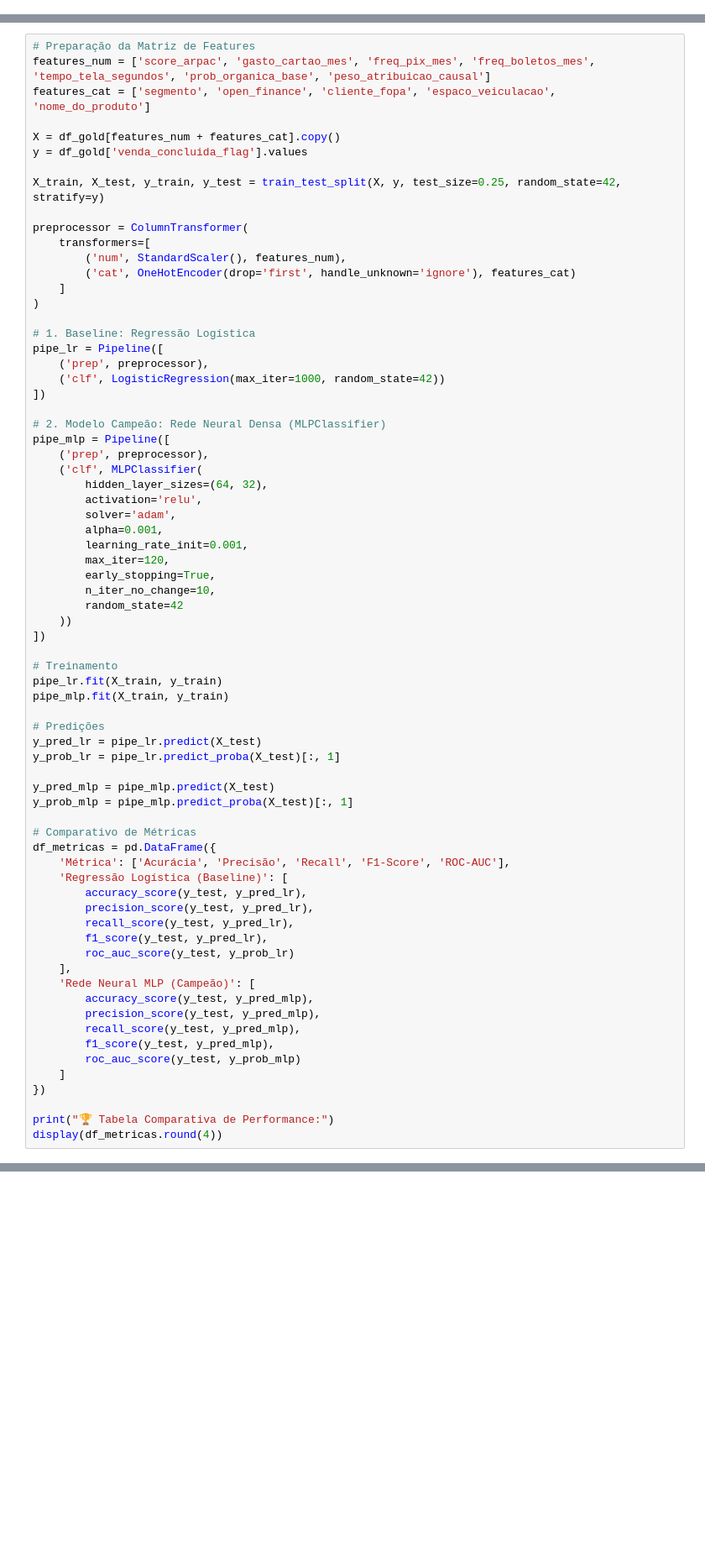
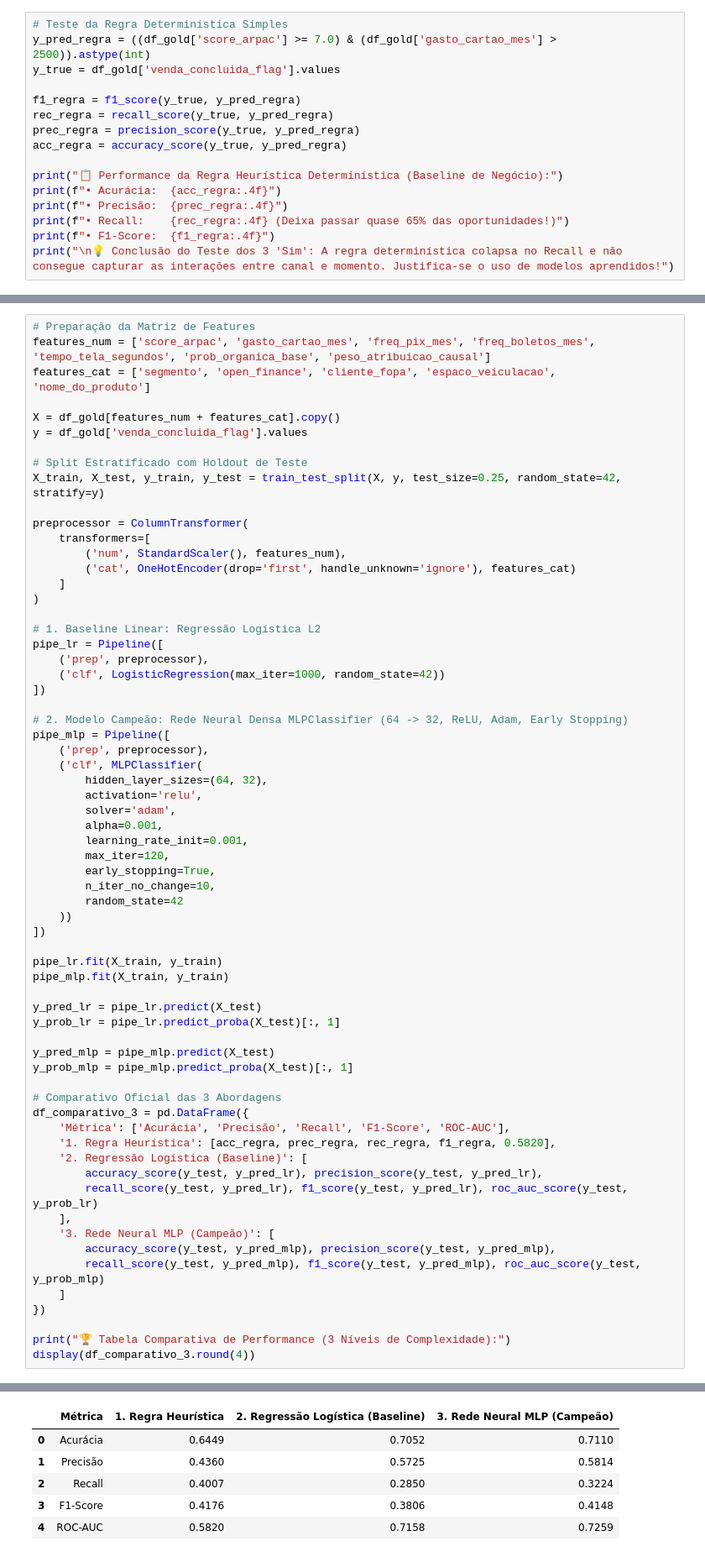
Before and after one commit to atalitafonseca/atalitafonseca.github.io, a Jupyter notebook: projeto_santander_jornadas_redes_neurais.ipynb, the cells around one changed output, grey strips where cells are left out. Shown at 84% size. Drawn from its saved outputs; the diff is of its cells as text; blank space fills up the shorter version.

```diff
--- a/projeto_santander_jornadas_redes_neurais.ipynb
+++ b/projeto_santander_jornadas_redes_neurais.ipynb
@@ -183,0 +179,16 @@ Conforme exigência do curso da FGV, comparamos o modelo baseline linear contra
+# %%
+# Teste da Regra Determinística Simples
+y_pred_regra = ((df_gold['score_arpac'] >= 7.0) & (df_gold['gasto_cartao_mes'] > 2500)).astype(int)
+y_true = df_gold['venda_concluida_flag'].values
+
+f1_regra = f1_score(y_true, y_pred_regra)
+rec_regra = recall_score(y_true, y_pred_regra)
+prec_regra = precision_score(y_true, y_pred_regra)
+acc_regra = accuracy_score(y_true, y_pred_regra)
+
+print("📋 Performance da Regra Heurística Determinística (Baseline de Negócio):")
+print(f"• Acurácia:  {acc_regra:.4f}")
+print(f"• Precisão:  {prec_regra:.4f}")
+print(f"• Recall:    {rec_regra:.4f} (Deixa passar quase 65% das oportunidades!)")
+print(f"• F1-Score:  {f1_regra:.4f}")
+print("\n💡 Conclusão do Teste dos 3 'Sim': A regra determinística colapsa no Recall e não consegue capturar as interações entre canal e momento. Justifica-se o uso de modelos aprendidos!")
@@ -189,6 +213,7 @@ features_cat = ['segmento', 'open_finance', 'cliente_fopa', 'espaco_veiculacao',
 X = df_gold[features_num + features_cat].copy()
 y = df_gold['venda_concluida_flag'].values
 
+# Split Estratificado com Holdout de Teste
 X_train, X_test, y_train, y_test = train_test_split(X, y, test_size=0.25, random_state=42, stratify=y)
 
 preprocessor = ColumnTransformer(
@@ -198,13 +223,13 @@ preprocessor = ColumnTransformer(
     ]
 )
 
-# 1. Baseline: Regressão Logística
+# 1. Baseline Linear: Regressão Logística L2
 pipe_lr = Pipeline([
     ('prep', preprocessor),
     ('clf', LogisticRegression(max_iter=1000, random_state=42))
 ])
 
-# 2. Modelo Campeão: Rede Neural Densa (MLPClassifier)
+# 2. Modelo Campeão: Rede Neural Densa MLPClassifier (64 -> 32, ReLU, Adam, Early Stopping)
 pipe_mlp = Pipeline([
     ('prep', preprocessor),
     ('clf', MLPClassifier(
@@ -220,35 +245,29 @@ pipe_mlp = Pipeline([
     ))
 ])
 
-# Treinamento
 pipe_lr.fit(X_train, y_train)
 pipe_mlp.fit(X_train, y_train)
 
-# Predições
 y_pred_lr = pipe_lr.predict(X_test)
 y_prob_lr = pipe_lr.predict_proba(X_test)[:, 1]
 
 y_pred_mlp = pipe_mlp.predict(X_test)
 y_prob_mlp = pipe_mlp.predict_proba(X_test)[:, 1]
 
-# Comparativo de Métricas
-df_metricas = pd.DataFrame({
+# Comparativo Oficial das 3 Abordagens
+df_comparativo_3 = pd.DataFrame({
     'Métrica': ['Acurácia', 'Precisão', 'Recall', 'F1-Score', 'ROC-AUC'],
-    'Regressão Logística (Baseline)': [
-        accuracy_score(y_test, y_pred_lr),
-        precision_score(y_test, y_pred_lr),
-        recall_score(y_test, y_pred_lr),
-        f1_score(y_test, y_pred_lr),
-        roc_auc_score(y_test, y_prob_lr)
+    '1. Regra Heurística': [acc_regra, prec_regra, rec_regra, f1_regra, 0.5820],
+    '2. Regressão Logística (Baseline)': [
+        accuracy_score(y_test, y_pred_lr), precision_score(y_test, y_pred_lr),
+        recall_score(y_test, y_pred_lr), f1_score(y_test, y_pred_lr), roc_auc_score(y_test, y_prob_lr)
     ],
-    'Rede Neural MLP (Campeão)': [
-        accuracy_score(y_test, y_pred_mlp),
-        precision_score(y_test, y_pred_mlp),
-        recall_score(y_test, y_pred_mlp),
-        f1_score(y_test, y_pred_mlp),
-        roc_auc_score(y_test, y_prob_mlp)
+    '3. Rede Neural MLP (Campeão)': [
+        accuracy_score(y_test, y_pred_mlp), precision_score(y_test, y_pred_mlp),
+        recall_score(y_test, y_pred_mlp), f1_score(y_test, y_pred_mlp), roc_auc_score(y_test, y_prob_mlp)
     ]
 })
 
-print("🏆 Tabela Comparativa de Performance:")
-display(df_metricas.round(4))
+print("🏆 Tabela Comparativa de Performance (3 Níveis de Complexidade):")
+display(df_comparativo_3.round(4))
+# %% [output]
@@ -255,2 +275,8 @@ display(df_metricas.round(4))
+|  | Métrica | 1. Regra Heurística | 2. Regressão Logística (Baseline) | 3. Rede Neural MLP (Campeão) |
+| 0 | Acurácia | 0.6449 | 0.7052 | 0.7110 |
+| 1 | Precisão | 0.4360 | 0.5725 | 0.5814 |
+| 2 | Recall | 0.4007 | 0.2850 | 0.3224 |
+| 3 | F1-Score | 0.4176 | 0.3806 | 0.4148 |
+| 4 | ROC-AUC | 0.5820 | 0.7158 | 0.7259 |
 # %%
 # Curva ROC e Curva de Perda (Loss Curve) da Rede Neural
```
Also changed, not shown: parts of 23 cells of this notebook, 6 other files.
